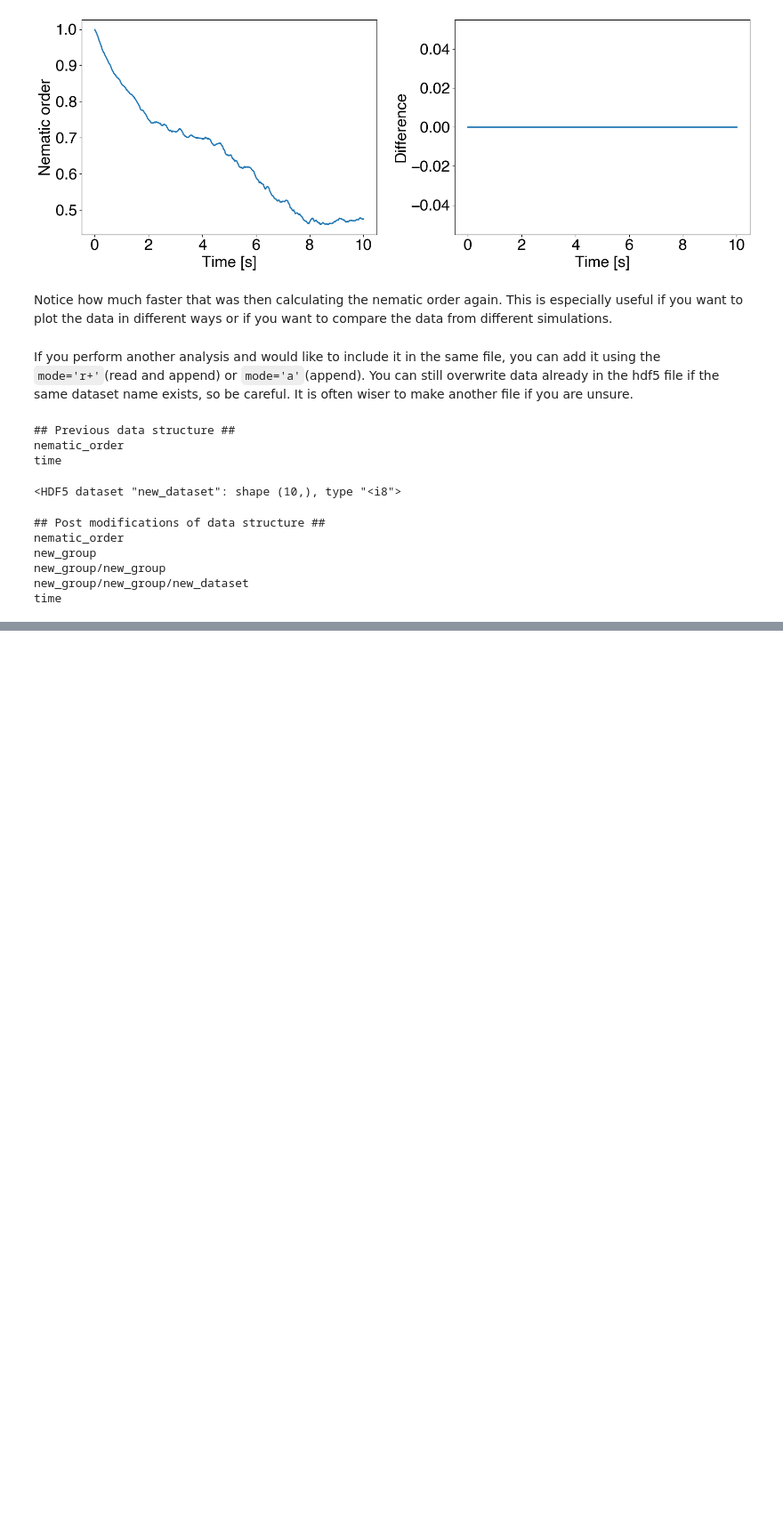
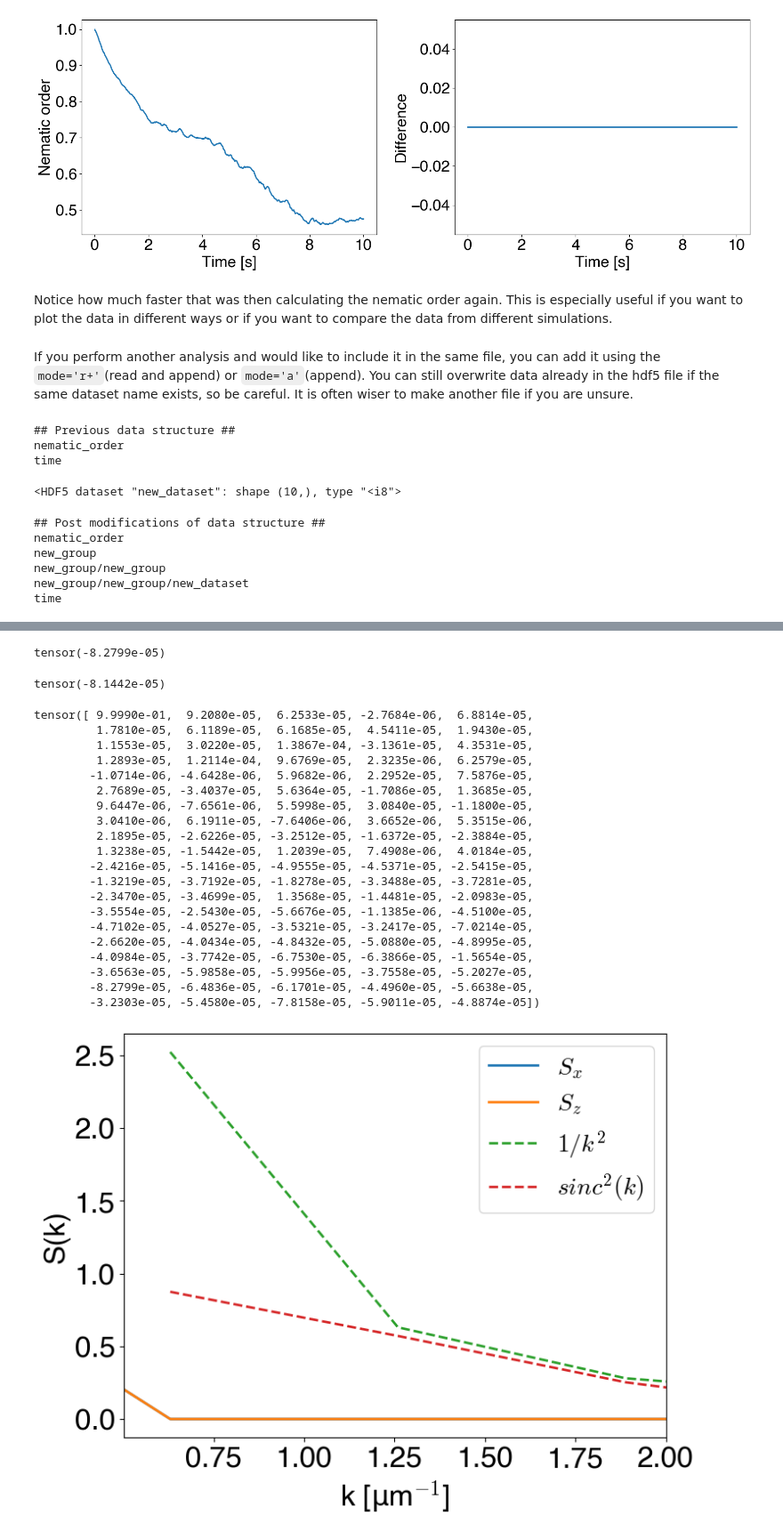
Before and after one commit to flatironinstitute/aLENS_analysis, a Jupyter notebook: notebooks/spindle/01-iso_nematic_testing.ipynb, the cells around one changed output, grey strips where cells are left out. Shown at 89% size. Cells and saved outputs as stored; diff of their text form; code cells hidden in the pictures; blank space fills up the shorter version.

```diff
--- a/notebooks/spindle/01-iso_nematic_testing.ipynb
+++ b/notebooks/spindle/01-iso_nematic_testing.ipynb
@@ -398,0 +483,58 @@ time
+# %%
+fig, axarr = plt.subplots(1,1, figsize=(8, 6))
+
+
+_ = axarr.loglog(tk_arr, Sx_time_arr.mean(dim=1).cpu(), label="$ S_x$")
+_ = axarr.loglog(tk_arr, Sz_time_arr.mean(dim=1).cpu(), label="$ S_z$")
+
+min(Sx_time_arr.mean(dim=1).cpu())
+min(Sz_time_arr.mean(dim=1).cpu())
+
+print(Sx_time_arr.mean(dim=1).cpu())
+
+_ = axarr.loglog(
+    tk_arr,
+     (1./ ((tk_arr) ** 2)),
+    label="$1/k^2$",
+    linestyle="--",
+)
+
+_ = axarr.loglog(
+    tk_arr,
+     (torch.sin(tk_arr)**2 / ((tk_arr) ** 2)),
+    label="$sinc^2(k)$",
+    linestyle="--",
+)
+
+_ = axarr.set_xlim(0, 2)
+# _ = axarr.set_ylim(0.0001, 1)
+
+# _ = axarr.set_xscale("linear")
+# _ = axarr.set_yscale("linear")
+_ = axarr.set_xlabel("k [μm$^{-1}$]")
+_ = axarr.set_ylabel("S(k)")
+_ = axarr.legend()
+# %% [output]
+tensor(-8.2799e-05)
+tensor(-8.1442e-05)
+tensor([ 9.9990e-01,  9.2080e-05,  6.2533e-05, -2.7684e-06,  6.8814e-05,
+         1.7810e-05,  6.1189e-05,  6.1685e-05,  4.5411e-05,  1.9430e-05,
+         1.1553e-05,  3.0220e-05,  1.3867e-04, -3.1361e-05,  4.3531e-05,
+         1.2893e-05,  1.2114e-04,  9.6769e-05,  2.3235e-06,  6.2579e-05,
+        -1.0714e-06, -4.6428e-06,  5.9682e-06,  2.2952e-05,  7.5876e-05,
+         2.7689e-05, -3.4037e-05,  5.6364e-05, -1.7086e-05,  1.3685e-05,
+         9.6447e-06, -7.6561e-06,  5.5998e-05,  3.0840e-05, -1.1800e-05,
+         3.0410e-06,  6.1911e-05, -7.6406e-06,  3.6652e-06,  5.3515e-06,
+         2.1895e-05, -2.6226e-05, -3.2512e-05, -1.6372e-05, -2.3884e-05,
+         1.3238e-05, -1.5442e-05,  1.2039e-05,  7.4908e-06,  4.0184e-05,
+        -2.4216e-05, -5.1416e-05, -4.9555e-05, -4.5371e-05, -2.5415e-05,
+        -1.3219e-05, -3.7192e-05, -1.8278e-05, -3.3488e-05, -3.7281e-05,
+        -2.3470e-05, -3.4699e-05,  1.3568e-05, -1.4481e-05, -2.0983e-05,
+        -3.5554e-05, -2.5430e-05, -5.6676e-05, -1.1385e-06, -4.5100e-05,
+        -4.7102e-05, -4.0527e-05, -3.5321e-05, -3.2417e-05, -7.0214e-05,
+        -2.6620e-05, -4.0434e-05, -4.8432e-05, -5.0880e-05, -4.8995e-05,
+        -4.0984e-05, -3.7742e-05, -6.7530e-05, -6.3866e-05, -1.5654e-05,
+        -3.6563e-05, -5.9858e-05, -5.9956e-05, -3.7558e-05, -5.2027e-05,
+        -8.2799e-05, -6.4836e-05, -6.1701e-05, -4.4960e-05, -5.6638e-05,
+        -3.2303e-05, -5.4580e-05, -7.8158e-05, -5.9011e-05, -4.8874e-05])
+[figure, added]
```
Also changed, not shown: parts of 3 cells of this notebook, 3 other files.
